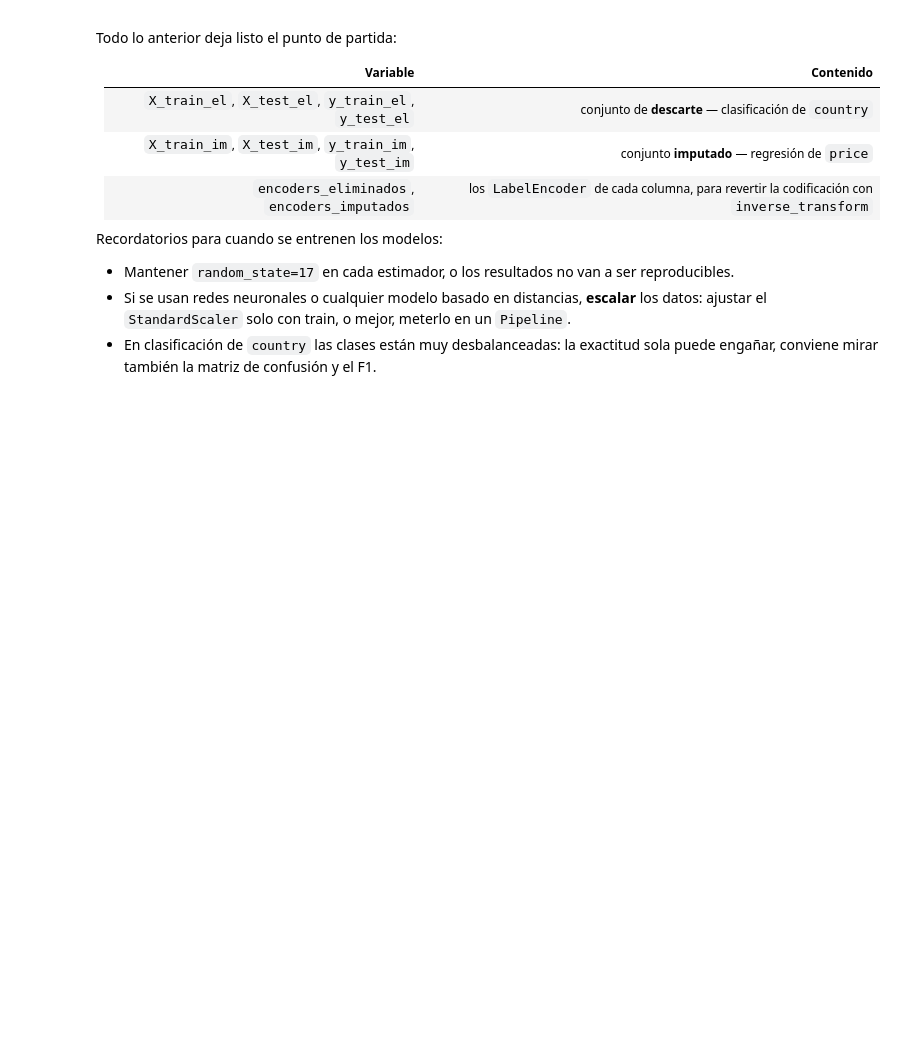
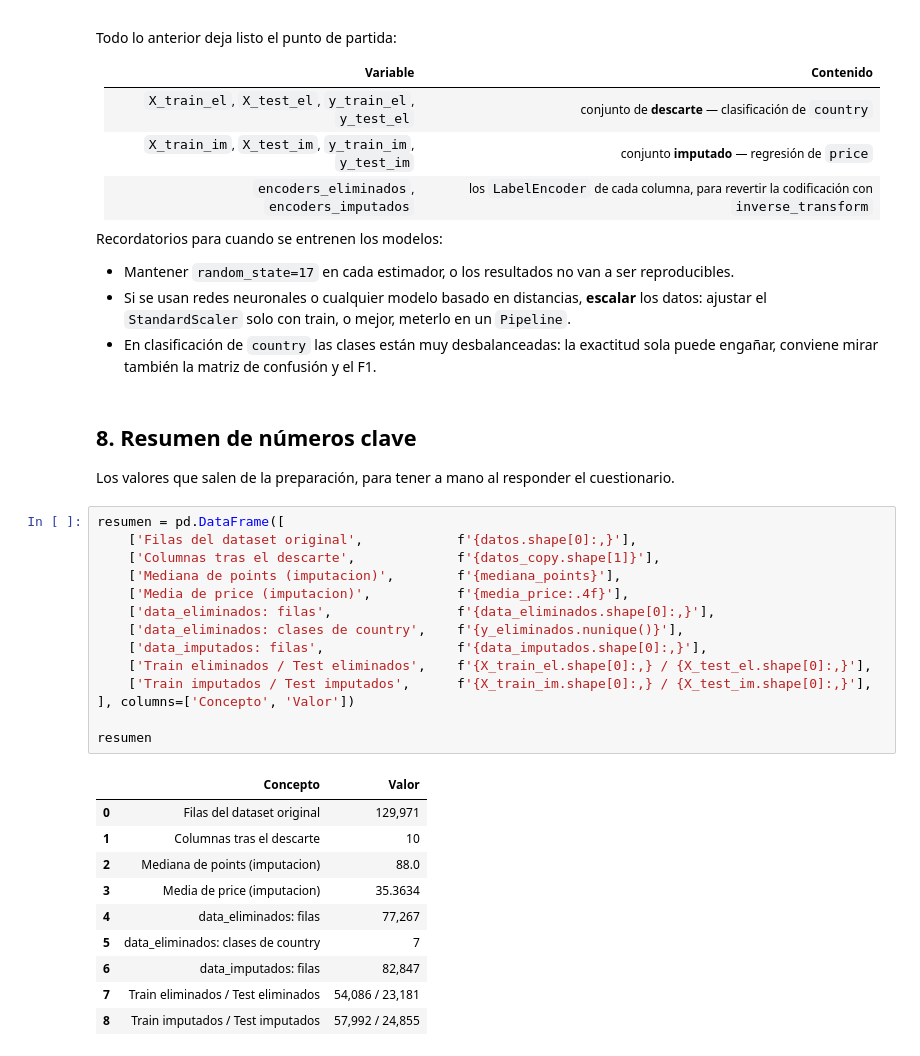
Before and after one commit to alvarezleonardo/Data-Science, a Jupyter notebook: 06-fundamentos-de-redes-neuronales/practica/evaluacion-final/evaluacion_final_vinos.ipynb, the cells around one changed output. Drawn from its saved outputs; the diff is of its cells as text; blank space fills up the shorter version.

```diff
--- a/06-fundamentos-de-redes-neuronales/practica/evaluacion-final/evaluacion_final_vinos.ipynb
+++ b/06-fundamentos-de-redes-neuronales/practica/evaluacion-final/evaluacion_final_vinos.ipynb
@@ -215,3 +344,32 @@ Recordatorios para cuando se entrenen los modelos:
 - Mantener `random_state=17` en cada estimador, o los resultados no van a ser reproducibles.
 - Si se usan redes neuronales o cualquier modelo basado en distancias, **escalar** los datos: ajustar el `StandardScaler` solo con train, o mejor, meterlo en un `Pipeline`.
 - En clasificación de `country` las clases están muy desbalanceadas: la exactitud sola puede engañar, conviene mirar también la matriz de confusión y el F1.
+# %% [markdown]
+## 8. Resumen de números clave
+
+Los valores que salen de la preparación, para tener a mano al responder el cuestionario.
+# %%
+resumen = pd.DataFrame([
+    ['Filas del dataset original',            f'{datos.shape[0]:,}'],
+    ['Columnas tras el descarte',             f'{datos_copy.shape[1]}'],
+    ['Mediana de points (imputacion)',        f'{mediana_points}'],
+    ['Media de price (imputacion)',           f'{media_price:.4f}'],
+    ['data_eliminados: filas',                f'{data_eliminados.shape[0]:,}'],
+    ['data_eliminados: clases de country',    f'{y_eliminados.nunique()}'],
+    ['data_imputados: filas',                 f'{data_imputados.shape[0]:,}'],
+    ['Train eliminados / Test eliminados',    f'{X_train_el.shape[0]:,} / {X_test_el.shape[0]:,}'],
+    ['Train imputados / Test imputados',      f'{X_train_im.shape[0]:,} / {X_test_im.shape[0]:,}'],
+], columns=['Concepto', 'Valor'])
+
+resumen
+# %% [output]
+|  | Concepto | Valor |
+| 0 | Filas del dataset original | 129,971 |
+| 1 | Columnas tras el descarte | 10 |
+| 2 | Mediana de points (imputacion) | 88.0 |
+| 3 | Media de price (imputacion) | 35.3634 |
+| 4 | data_eliminados: filas | 77,267 |
+| 5 | data_eliminados: clases de country | 7 |
+| 6 | data_imputados: filas | 82,847 |
+| 7 | Train eliminados / Test eliminados | 54,086 / 23,181 |
+| 8 | Train imputados / Test imputados | 57,992 / 24,855 |
```
Also changed, not shown: parts of 15 cells of this notebook, 1 other file.
